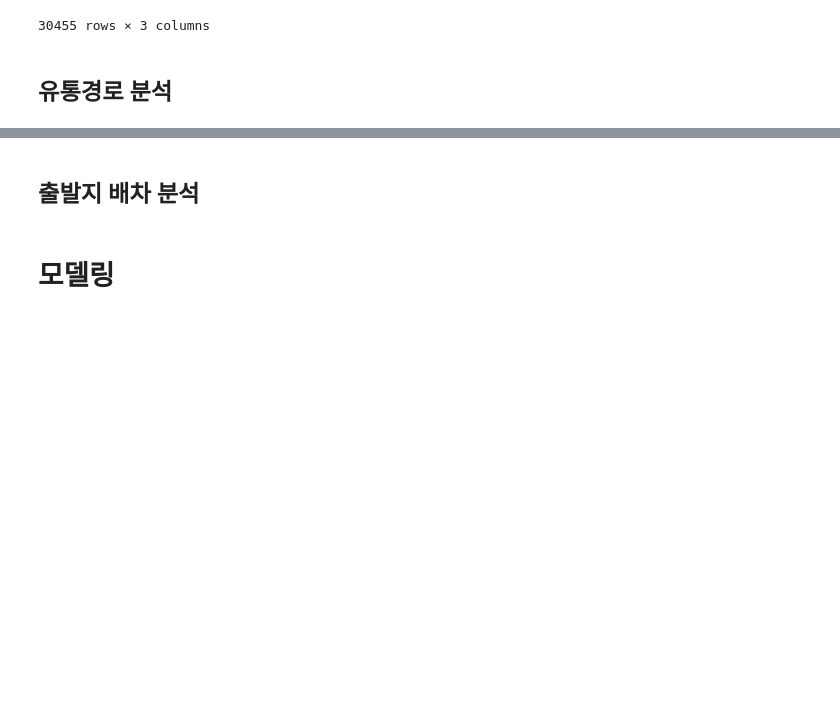
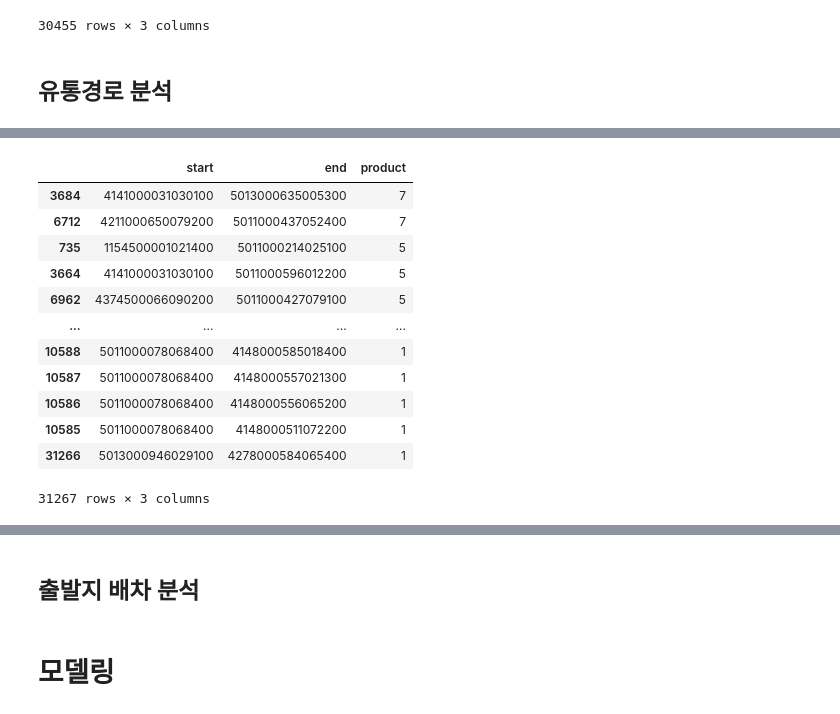
Before and after one commit to seonydg/ml-regression-logistics-distribution-forecast, a Jupyter notebook: Logistics Distribution Forecast Regression Analysis.ipynb, the cells around one changed output, grey strips where cells are left out. Drawn from its saved outputs; the diff is of its cells as text; code cells hidden in the pictures; blank space fills up the shorter version.

```diff
--- a/Logistics Distribution Forecast Regression Analysis.ipynb
+++ b/Logistics Distribution Forecast Regression Analysis.ipynb
@@ -357,0 +367,19 @@ df_start_end.sort_values(by='start', ascending=False)
+# %%
+# 자주 배송되는 특정 경로는 없어 보인다.
+df_route = df.groupby(['start', 'end'], as_index=False)['product'].count()
+df_route = df_route.sort_values(by='product', ascending=False)
+df_route
+# %% [output]
+|  | start | end | product |
+| 3684 | 4141000031030100 | 5013000635005300 | 7 |
+| 6712 | 4211000650079200 | 5011000437052400 | 7 |
+| 735 | 1154500001021400 | 5011000214025100 | 5 |
+| 3664 | 4141000031030100 | 5011000596012200 | 5 |
+| 6962 | 4374500066090200 | 5011000427079100 | 5 |
+| ... | ... | ... | ... |
+| 10588 | 5011000078068400 | 4148000585018400 | 1 |
+| 10587 | 5011000078068400 | 4148000557021300 | 1 |
+| 10586 | 5011000078068400 | 4148000556065200 | 1 |
+| 10585 | 5011000078068400 | 4148000511072200 | 1 |
+| 31266 | 5013000946029100 | 4278000584065400 | 1 |
+31267 rows × 3 columns
```
Also changed, not shown: parts of 2 cells of this notebook.
